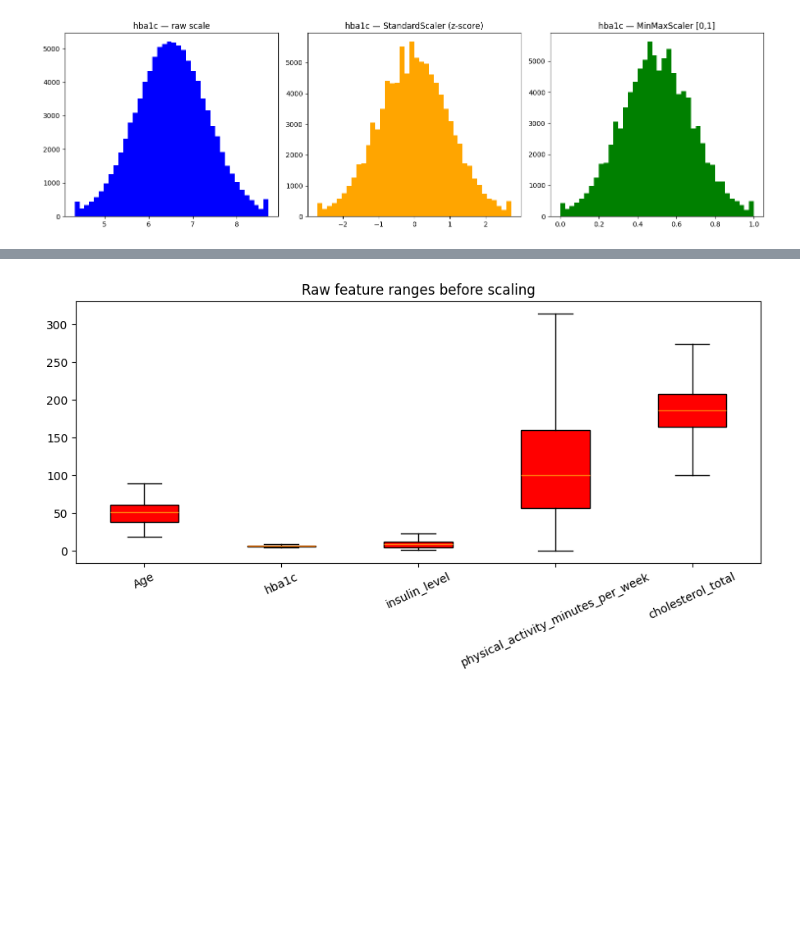
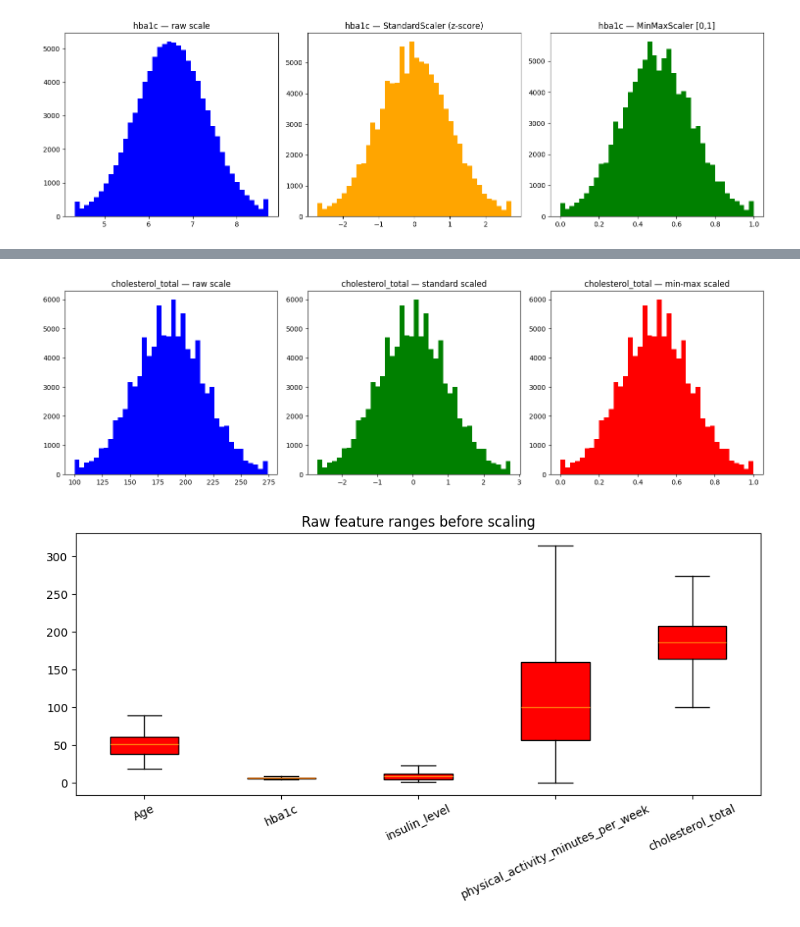
Before and after one commit to FaijAhamed-ML/Diabetics-prediction-supervised-machine-learning-project, a Jupyter notebook: 2026-Y2-S1-MLB-WEB2G1-02/notebooks/04.IT25101505_Normalization_Scaling.ipynb, the cells around one changed output, grey strips where cells are left out. Cells and saved outputs as stored; diff of their text form; code cells hidden in the pictures; blank space fills up the shorter version.

```diff
--- a/2026-Y2-S1-MLB-WEB2G1-02/notebooks/04.IT25101505_Normalization_Scaling.ipynb
+++ b/2026-Y2-S1-MLB-WEB2G1-02/notebooks/04.IT25101505_Normalization_Scaling.ipynb
@@ -103,3 +131,19 @@ plt.show()
+# %%
+fig, axes4 = plt.subplots(1, 3, figsize=(15, 4.5))
+axes4[0].hist(df['cholesterol_total'], bins=40, color='blue')
+axes4[0].set_title('cholesterol_total — raw scale')
+
+axes4[1].hist(df_std['cholesterol_total'], bins=40, color='green')
+axes4[1].set_title('cholesterol_total — standard scaled')
+
+axes4[2].hist(df_minmax['cholesterol_total'], bins=40, color='red')
+axes4[2].set_title('cholesterol_total — min-max scaled')
+
+plt.tight_layout()
+plt.savefig('../results/eda_visualizations/scaling_comparison_cholesterol.png', dpi=120)
+plt.show()
+# %% [output]
+[figure, added]
 # %%
 fig, ax = plt.subplots(figsize=(9, 5))
 ax.boxplot([df[c] for c in compare_cols], labels=compare_cols, patch_artist=True,
```
Also changed, not shown: parts of 3 cells of this notebook, 5 other files.
